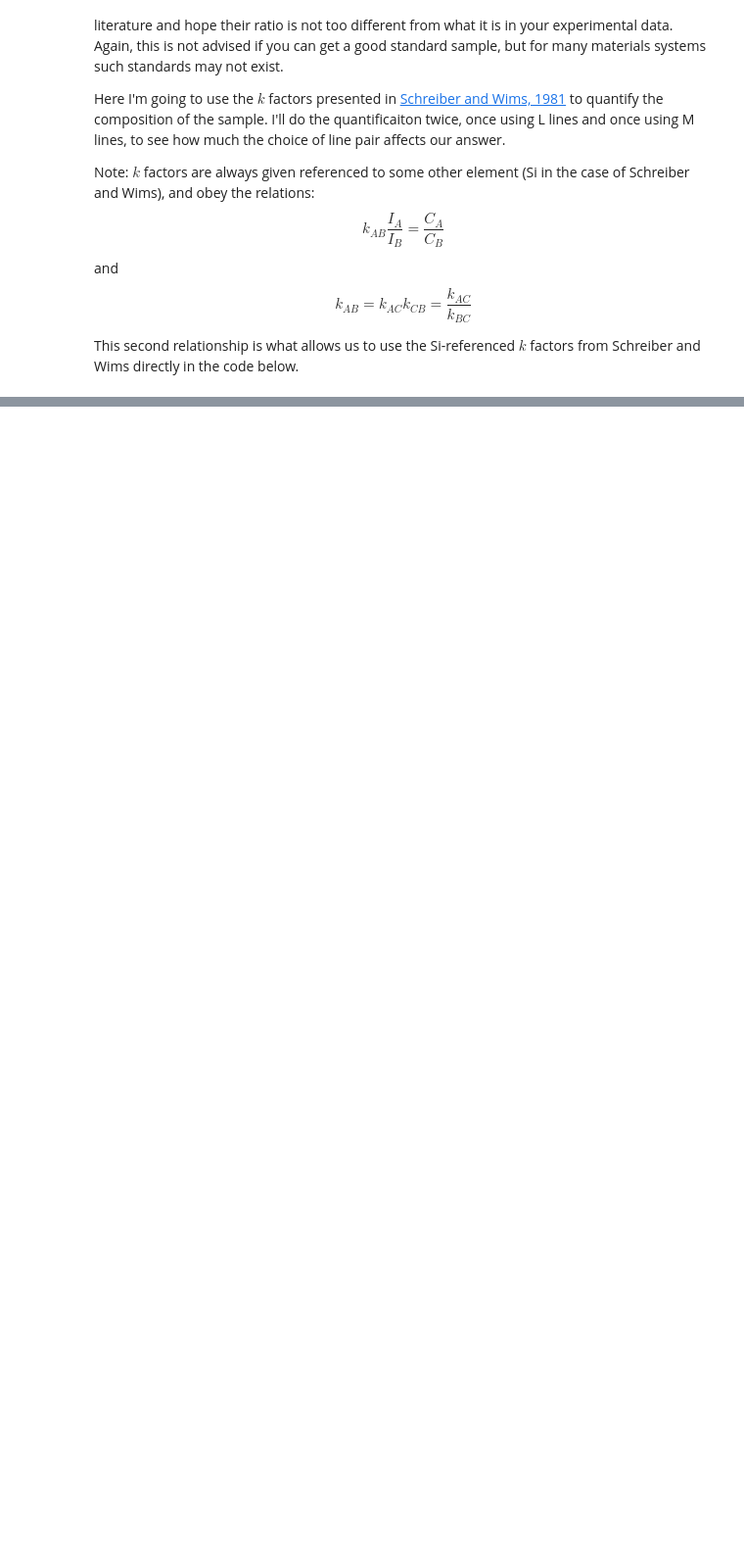
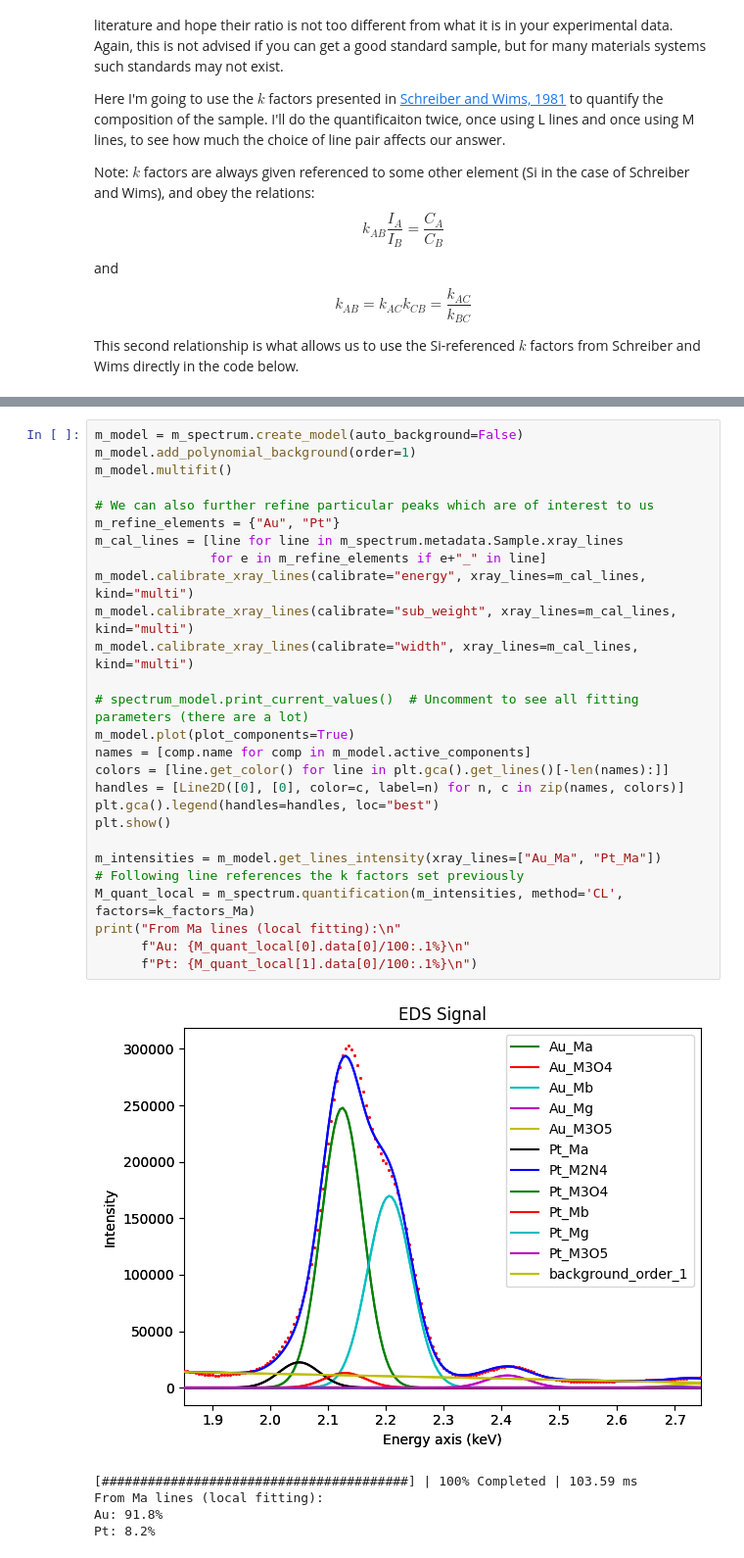
Before and after one commit to realitychemist/data_analysis_scripts, a Jupyter notebook: edxs_quant.ipynb, the cells around one changed output, grey strips where cells are left out. Shown at 98% size. Cells and saved outputs as stored; diff of their text form; blank space fills up the shorter version.

```diff
--- a/edxs_quant.ipynb
+++ b/edxs_quant.ipynb
@@ -262,0 +341,33 @@ Pt: 10.4%
+# %%
+m_model = m_spectrum.create_model(auto_background=False)
+m_model.add_polynomial_background(order=1)
+m_model.multifit()
+
+# We can also further refine particular peaks which are of interest to us
+m_refine_elements = {"Au", "Pt"}
+m_cal_lines = [line for line in m_spectrum.metadata.Sample.xray_lines
+               for e in m_refine_elements if e+"_" in line]
+m_model.calibrate_xray_lines(calibrate="energy", xray_lines=m_cal_lines, kind="multi")
+m_model.calibrate_xray_lines(calibrate="sub_weight", xray_lines=m_cal_lines, kind="multi")
+m_model.calibrate_xray_lines(calibrate="width", xray_lines=m_cal_lines, kind="multi")
+
+# spectrum_model.print_current_values()  # Uncomment to see all fitting parameters (there are a lot)
+m_model.plot(plot_components=True)
+names = [comp.name for comp in m_model.active_components]
+colors = [line.get_color() for line in plt.gca().get_lines()[-len(names):]]
+handles = [Line2D([0], [0], color=c, label=n) for n, c in zip(names, colors)]
+plt.gca().legend(handles=handles, loc="best")
+plt.show()
+
+m_intensities = m_model.get_lines_intensity(xray_lines=["Au_Ma", "Pt_Ma"])
+# Following line references the k factors set previously
+M_quant_local = m_spectrum.quantification(m_intensities, method='CL', factors=k_factors_Ma)
+print("From Ma lines (local fitting):\n"
+      f"Au: {M_quant_local[0].data[0]/100:.1%}\n"
+      f"Pt: {M_quant_local[1].data[0]/100:.1%}\n")
+# %% [output]
+[figure, added]
+[########################################] | 100% Completed | 103.59 ms
+From Ma lines (local fitting):
+Au: 91.8%
+Pt: 8.2%
```
Also changed, not shown: parts of 26 cells of this notebook, 1 other file.
